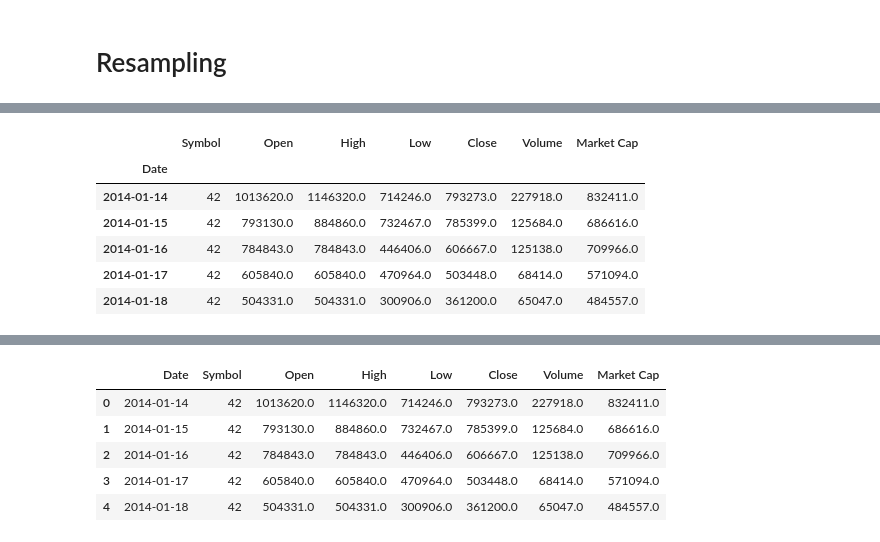
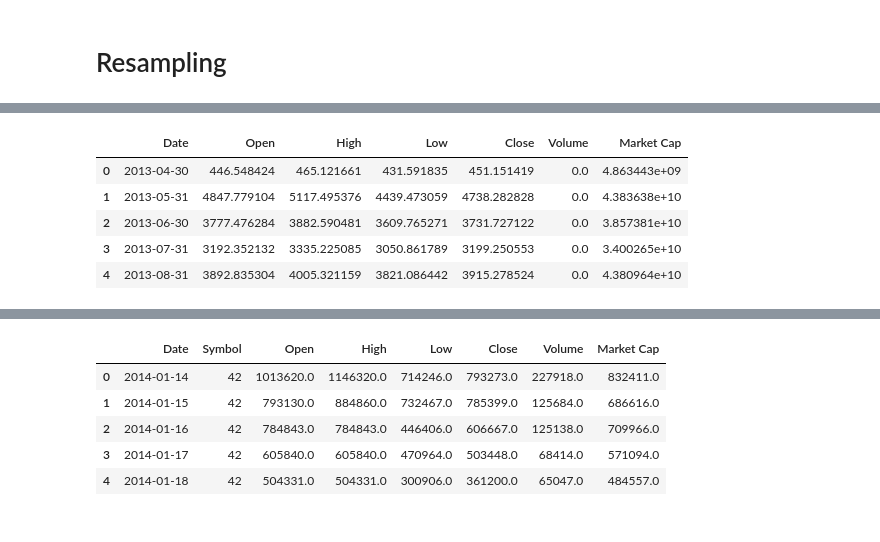
Before and after one commit to samjdedes/time_series_analysis, a Jupyter notebook: notebooks/EDA.ipynb, the cells around one changed output, grey strips where cells are left out. Saved outputs shown, nothing was run; the diff lists cells and outputs as text; code cells hidden in the pictures.

Commit message:
Fix resample with groupby

```diff
--- a/notebooks/EDA.ipynb
+++ b/notebooks/EDA.ipynb
@@ -532,12 +580,11 @@ pandas.core.indexes.datetimes.DatetimeIndex
 # %%
 # Resample index to montly values
-ts_new.resample('M')
-ts_new.head()
+tsM = ts_new.resample('M').sum().reset_index()
+tsM.head()
 # %% [output]
-|  | Symbol | Open | High | Low | Close | Volume | Market Cap |
-| Date |  |  |  |  |  |  |  |
-| 2014-01-14 | 42 | 1013620.0 | 1146320.0 | 714246.0 | 793273.0 | 227918.0 | 832411.0 |
-| 2014-01-15 | 42 | 793130.0 | 884860.0 | 732467.0 | 785399.0 | 125684.0 | 686616.0 |
-| 2014-01-16 | 42 | 784843.0 | 784843.0 | 446406.0 | 606667.0 | 125138.0 | 709966.0 |
-| 2014-01-17 | 42 | 605840.0 | 605840.0 | 470964.0 | 503448.0 | 68414.0 | 571094.0 |
-| 2014-01-18 | 42 | 504331.0 | 504331.0 | 300906.0 | 361200.0 | 65047.0 | 484557.0 |
+|  | Date | Open | High | Low | Close | Volume | Market Cap |
+| 0 | 2013-04-30 | 446.548424 | 465.121661 | 431.591835 | 451.151419 | 0.0 | 4.863443e+09 |
+| 1 | 2013-05-31 | 4847.779104 | 5117.495376 | 4439.473059 | 4738.282828 | 0.0 | 4.383638e+10 |
+| 2 | 2013-06-30 | 3777.476284 | 3882.590481 | 3609.765271 | 3731.727122 | 0.0 | 3.857381e+10 |
+| 3 | 2013-07-31 | 3192.352132 | 3335.225085 | 3050.861789 | 3199.250553 | 0.0 | 3.400265e+10 |
+| 4 | 2013-08-31 | 3892.835304 | 4005.321159 | 3821.086442 | 3915.278524 | 0.0 | 4.380964e+10 |
```
Also changed, not shown: parts of 14 cells of this notebook.
